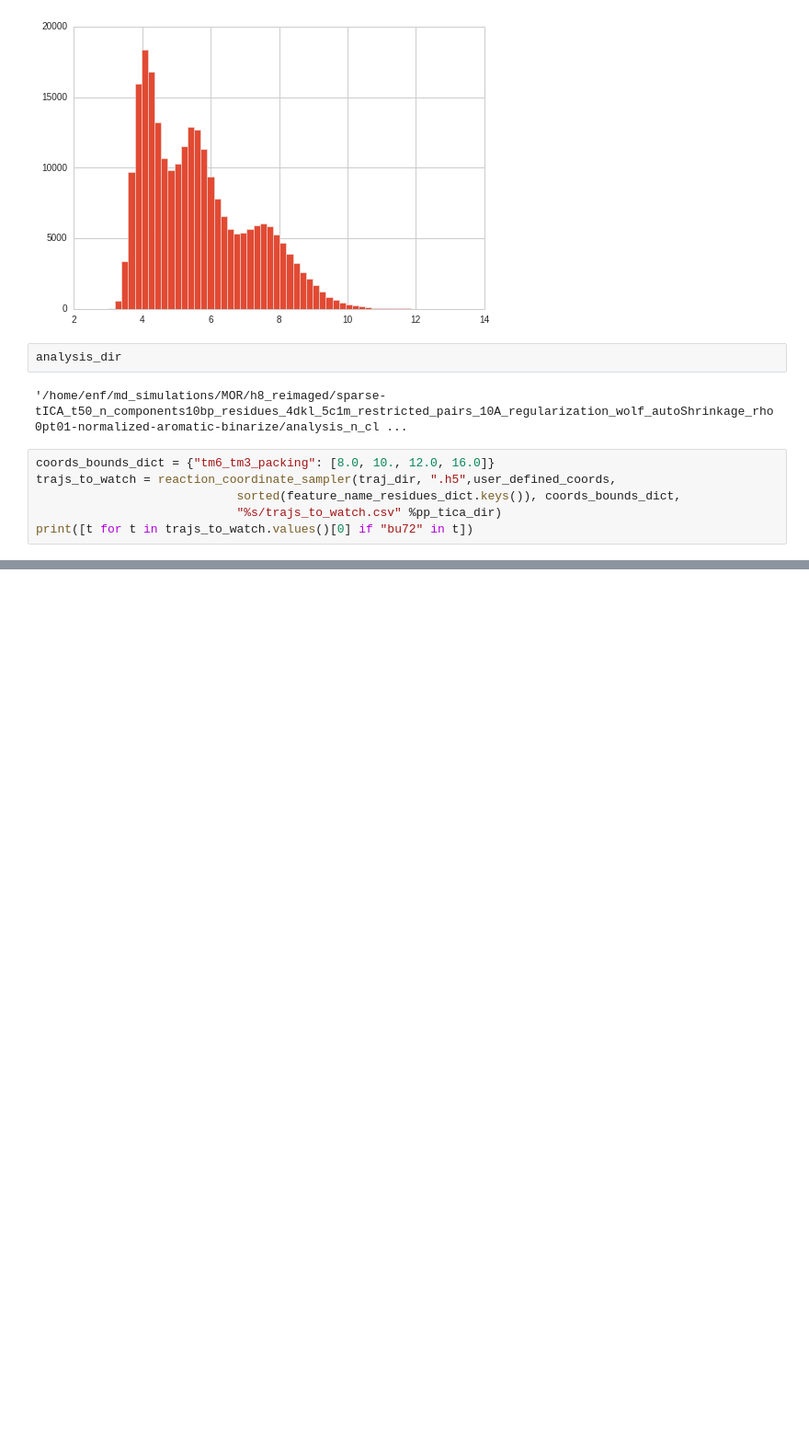
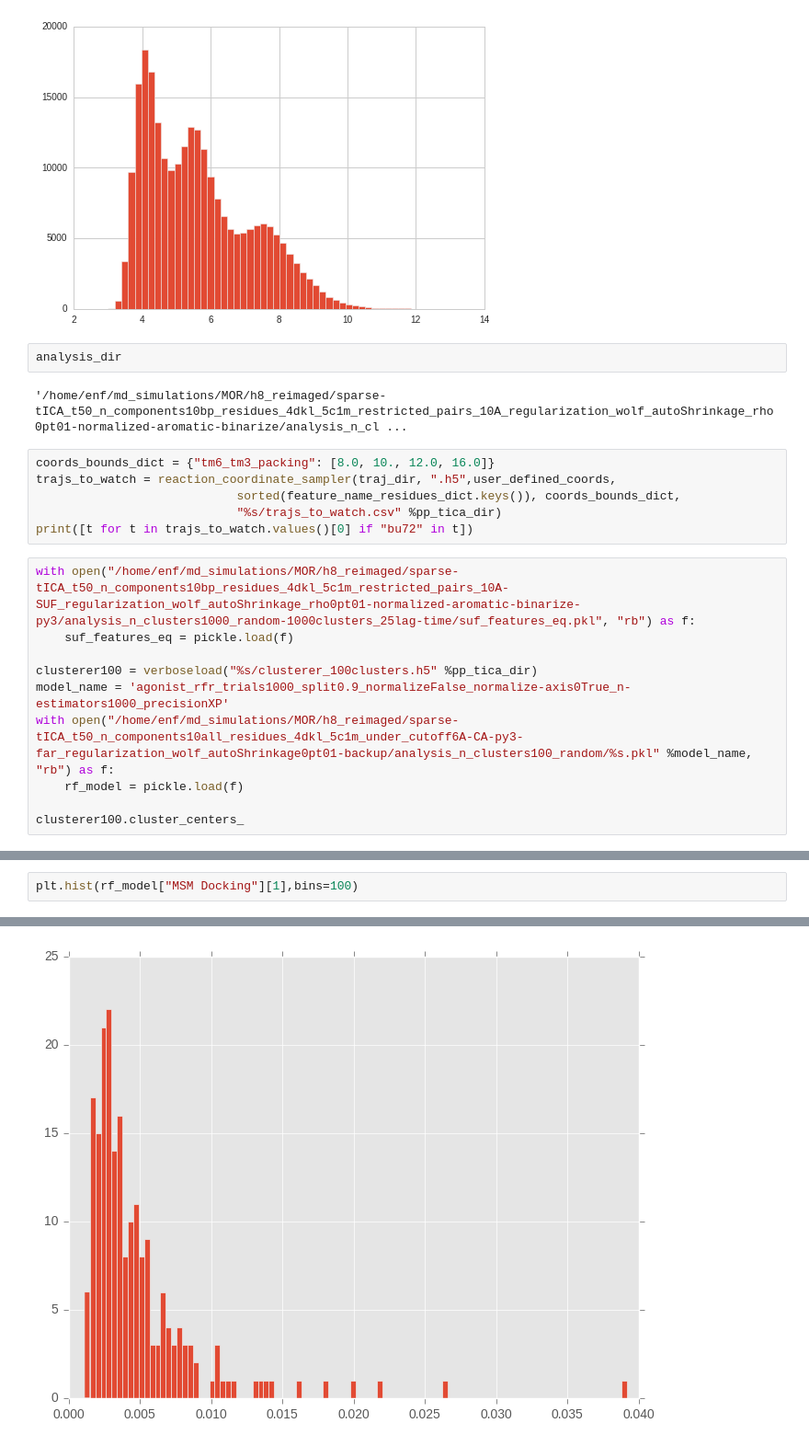
Before and after one commit to amirbarati/conformation, a Jupyter notebook: mor_h8_ligand-protein_contacts-bu72.ipynb, the cells around one changed output, grey strips where cells are left out. Shown at 92% size. Saved outputs shown, nothing was run; the diff lists cells and outputs as text; blank space fills up the shorter version.

```diff
--- a/mor_h8_ligand-protein_contacts-bu72.ipynb
+++ b/mor_h8_ligand-protein_contacts-bu72.ipynb
@@ -2926,3 +2964,13 @@ trajs_to_watch = reaction_coordinate_sampler(traj_dir, ".h5",user_defined_coords
                             sorted(feature_name_residues_dict.keys()), coords_bounds_dict,
                             "%s/trajs_to_watch.csv" %pp_tica_dir)
 print([t for t in trajs_to_watch.values()[0] if "bu72" in t])
+# %%
+with open("/home/enf/md_simulations/MOR/h8_reimaged/sparse-tICA_t50_n_components10bp_residues_4dkl_5c1m_restricted_pairs_10A-SUF_regularization_wolf_autoShrinkage_rho0pt01-normalized-aromatic-binarize-py3/analysis_n_clusters1000_random-1000clusters_25lag-time/suf_features_eq.pkl", "rb") as f:
+    suf_features_eq = pickle.load(f)
+
+clusterer100 = verboseload("%s/clusterer_100clusters.h5" %pp_tica_dir)
+model_name = 'agonist_rfr_trials1000_split0.9_normalizeFalse_normalize-axis0True_n-estimators1000_precisionXP'
+with open("/home/enf/md_simulations/MOR/h8_reimaged/sparse-tICA_t50_n_components10all_residues_4dkl_5c1m_under_cutoff6A-CA-py3-far_regularization_wolf_autoShrinkage0pt01-backup/analysis_n_clusters100_random/%s.pkl" %model_name, "rb") as f:
+    rf_model = pickle.load(f)
+
+clusterer100.cluster_centers_
@@ -2928,0 +3002,3 @@ print([t for t in trajs_to_watch.values()[0] if "bu72" in t])
+# %%
+plt.hist(rf_model["MSM Docking"][1],bins=100)
+# %% [output]
@@ -2928,0 +3022 @@ print([t for t in trajs_to_watch.values()[0] if "bu72" in t])
+[figure, added]
```
Also changed, not shown: parts of 29 cells of this notebook, 7 other files.
